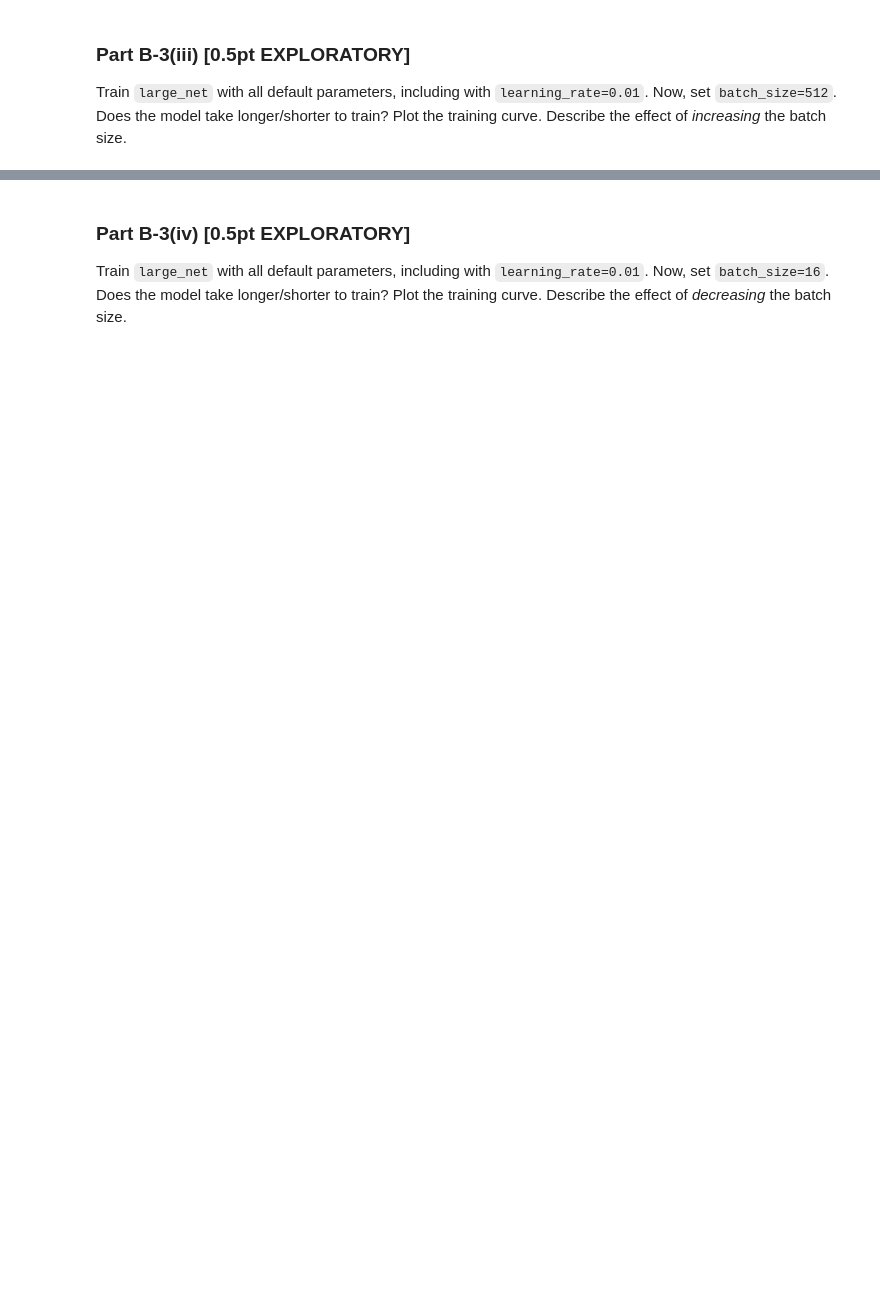
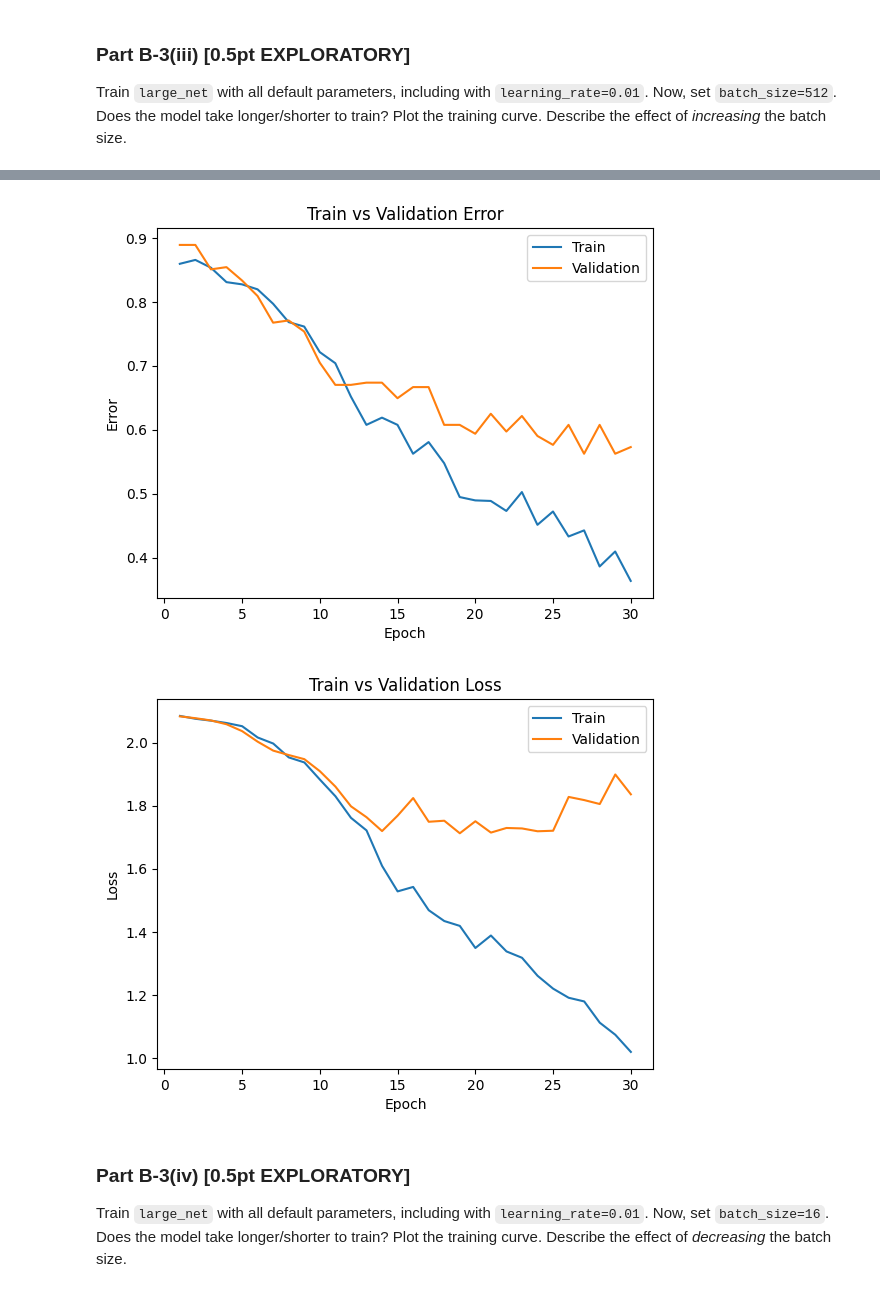
Before and after one commit to Fulankeee/MIE1517-Project-1, a Jupyter notebook: A1.ipynb, the cells around one changed output, grey strips where cells are left out. Cells and saved outputs as stored; diff of their text form; code cells hidden in the pictures; blank space fills up the shorter version.

```diff
--- a/A1.ipynb
+++ b/A1.ipynb
@@ -914,3 +1006,13 @@ Now, set `batch_size=512`. Does the model take longer/shorter to train?
 Plot the training curve. Describe the effect of *increasing* the batch size.
 # %%
 # TO BE COMPLETED
+large_net = LargeNet()
+start_time = time.time()
+train_net(large_net, batch_size=512, learning_rate=0.01, num_epochs=30)
+end_time = time.time()
+elapsed_time = end_time - start_time
+print(f"Total time elapsed: {elapsed_time:.2f} seconds")
+
+model_name = get_model_name("large", batch_size=512, learning_rate=0.01, epoch=29)
+plot_training_curve(model_name)
+# %% [output]
@@ -917,3 +1036,5 @@ Plot the training curve. Describe the effect of *increasing* the batch size.
+[figure, added]
+[figure, added]
 # %%
 '''
 PROVIDE YOUR ANSWER BELOW
```
Also changed, not shown: parts of 27 cells of this notebook.
